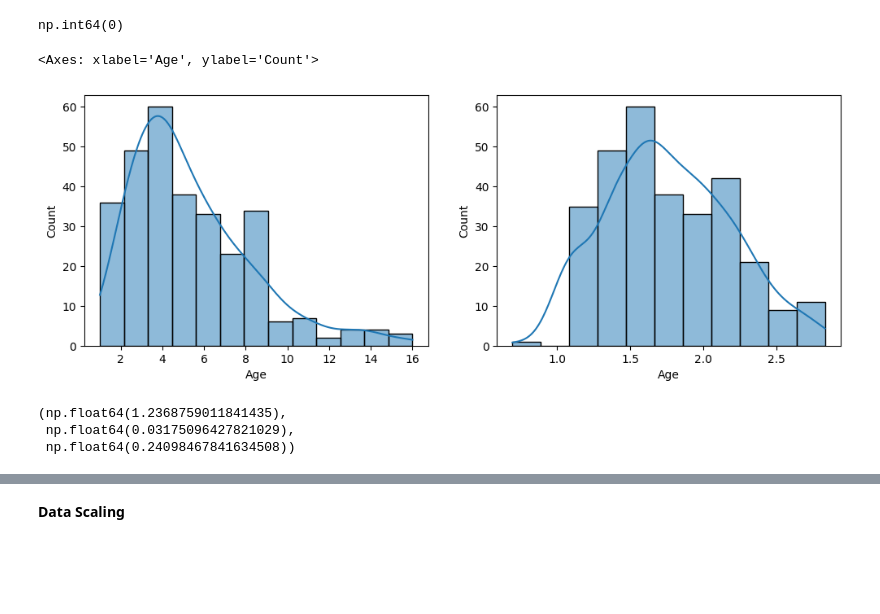
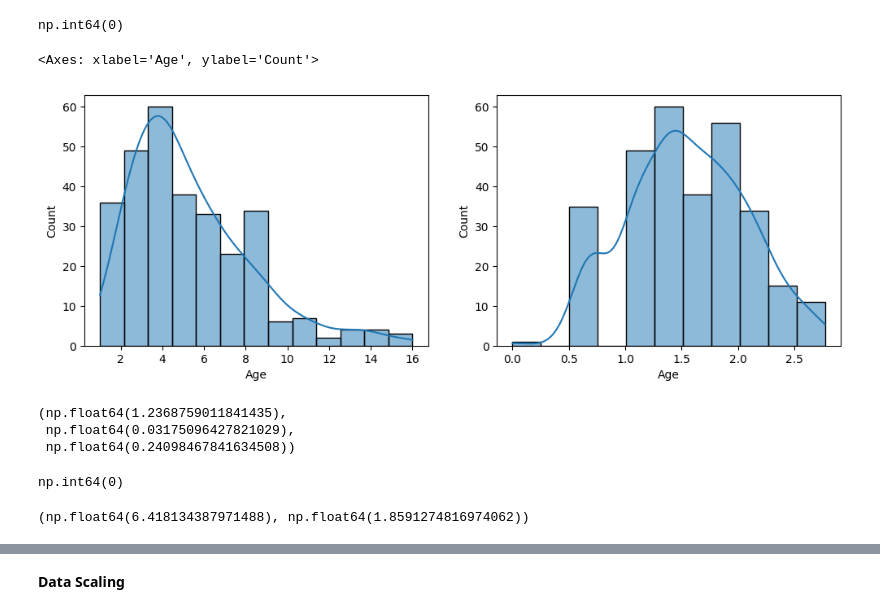
Before and after one commit to AichaELMouta/Car_Price_Prediction, a Jupyter notebook: car_price_prediction.ipynb, the cells around one changed output, grey strips where cells are left out. Cells and saved outputs as stored; diff of their text form; code cells hidden in the pictures; blank space fills up the shorter version.

```diff
--- a/car_price_prediction.ipynb
+++ b/car_price_prediction.ipynb
@@ -317,14 +313,21 @@ np.int64(0)
 # %%
 fig, ax = plt.subplots(1, 2, figsize=(12, 4))
 sns.histplot(car_data['Age'], kde=True, ax=ax[0])
-#sns.histplot(np.log(car_data['Age']), kde=True, ax=ax[1])
-sns.histplot(np.log1p(car_data['Age']), kde=True, ax=ax[1])
+sns.histplot(np.log(car_data['Age']), kde=True, ax=ax[1])
 # %% [output]
 <Axes: xlabel='Age', ylabel='Count'>
-[figure, old version]
+[figure, new version]
 # %%
 car_data['Age'].skew(), np.log(car_data['Age']).skew(), np.log1p(car_data['Age']).skew()
 # %% [output]
 (np.float64(1.2368759011841435),
  np.float64(0.03175096427821029),
  np.float64(0.24098467841634508))
+# %%
+(car_data['Kms_Driven'] == 0).sum()
+# %% [output]
+np.int64(0)
+# %%
+car_data['Kms_Driven'].skew(), np.log(car_data['Kms_Driven'].skew())
+# %% [output]
+(np.float64(6.418134387971488), np.float64(1.8591274816974062))
```
Also changed, not shown: parts of 3 cells of this notebook.
